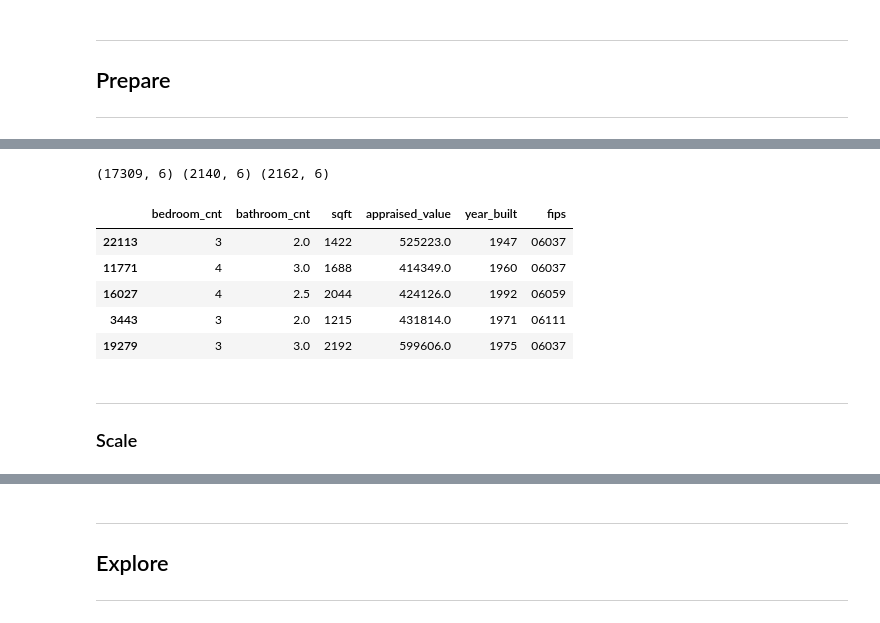
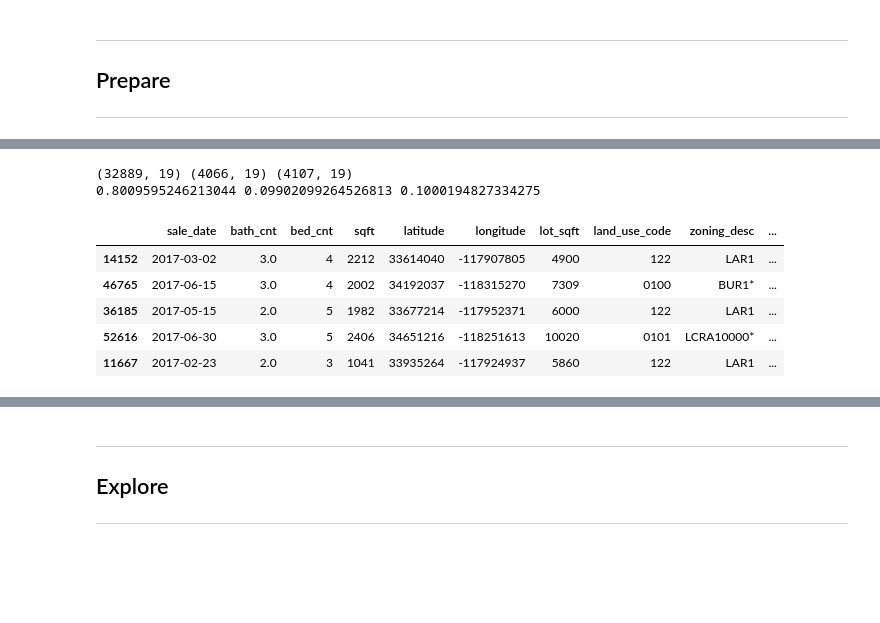
Before and after one commit to adam-talbot/clustering-project, a Jupyter notebook: final_notebook.ipynb, the cells around one changed output, grey strips where cells are left out. Saved outputs shown, nothing was run; the diff lists cells and outputs as text; code cells hidden in the pictures; blank space fills up the shorter version.

Commit message:
finished up to exploration

```diff
--- a/final_notebook.ipynb
+++ b/final_notebook.ipynb
@@ -62,3 +66,3 @@ import evaluate as ev
 # %%
 # use function from wrangle module to acquire needed data, see wrangle.py for code
-df = w.get_zillow_sfr_data()
+df = w.get_zillow_data()
@@ -124,5 +109,5 @@ w.plot_boxplots(df)
 # %%
 # use function to clean data, see wrangle.py for code
-df = w.wrangle_zillow_no_split()
+df = w.clean_zillow(df)
 df.head()
 # %% [output]
@@ -167,17 +165,15 @@ train_encoded.head()
 # %%
 # split df for exploration
-df_exploration = df.drop(columns=['prop_tax', 'tax_rate', 'transaction_date'])
-train_explore, validate_explore, test_explore = w.split_zillow(df_exploration)
-print(train_explore.shape, validate_explore.shape, test_explore.shape)
-train_explore.head()
+train_exp, val_exp, test_exp = w.split(df)
+print(train_exp.shape, val_exp.shape, test_exp.shape)
+print(train_exp.shape[0]/df.shape[0], val_exp.shape[0]/df.shape[0], test_exp.shape[0]/df.shape[0])
+train_exp.head()
 # %% [output]
-(17309, 6) (2140, 6) (2162, 6)
+(32889, 19) (4066, 19) (4107, 19)
+0.8009595246213044 0.09902099264526813 0.1000194827334275
-|  | bedroom_cnt | bathroom_cnt | sqft | appraised_value | year_built | fips |
-| 22113 | 3 | 2.0 | 1422 | 525223.0 | 1947 | 06037 |
-| 11771 | 4 | 3.0 | 1688 | 414349.0 | 1960 | 06037 |
-| 16027 | 4 | 2.5 | 2044 | 424126.0 | 1992 | 06059 |
-| 3443 | 3 | 2.0 | 1215 | 431814.0 | 1971 | 06111 |
-| 19279 | 3 | 3.0 | 2192 | 599606.0 | 1975 | 06037 |
+|  | sale_date | bath_cnt | bed_cnt | sqft | latitude | longitude | lot_sqft | land_use_code | zoning_desc | ... |
+| 14152 | 2017-03-02 | 3.0 | 4 | 2212 | 33614040 | -117907805 | 4900 | 122 | LAR1 | ... |
+| 46765 | 2017-06-15 | 3.0 | 4 | 2002 | 34192037 | -118315270 | 7309 | 0100 | BUR1* | ... |
+| 36185 | 2017-05-15 | 2.0 | 5 | 1982 | 33677214 | -117952371 | 6000 | 122 | LAR1 | ... |
+| 52616 | 2017-06-30 | 3.0 | 5 | 2406 | 34651216 | -118251613 | 10020 | 0101 | LCRA10000* | ... |
+| 11667 | 2017-02-23 | 2.0 | 3 | 1041 | 33935264 | -117924937 | 5860 | 122 | LAR1 | ... |
-# %% [markdown]
----
-### Scale
```
Also changed, not shown: parts of 35 cells of this notebook, 3 other files.
